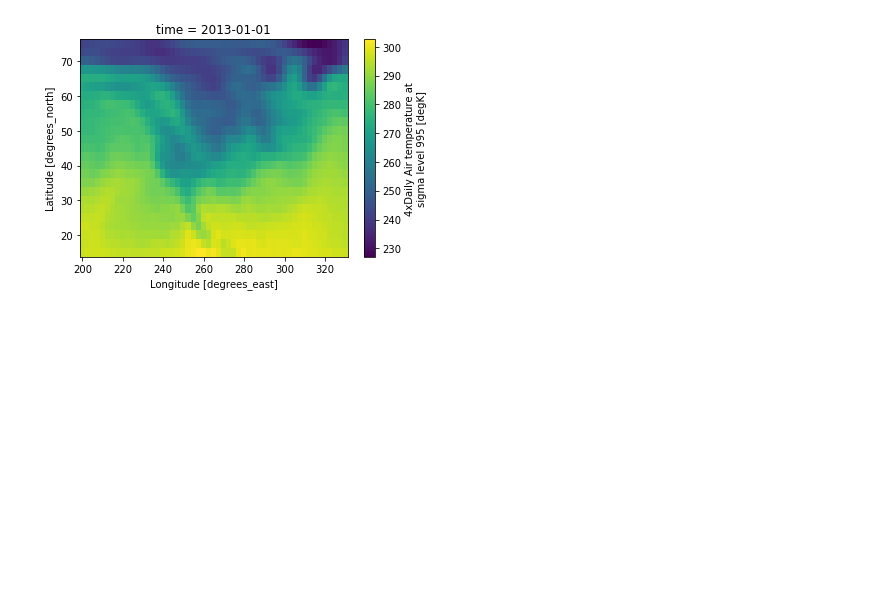
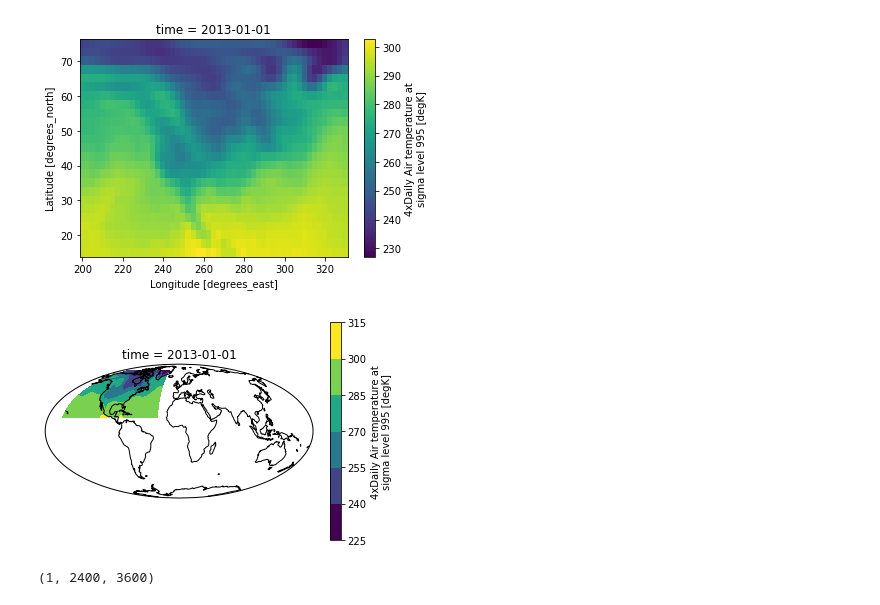
Before and after one commit to ALDepp/NCAR-modeloutputanalysis, a Jupyter notebook: hackathon_project.ipynb, the cells around one changed output. Saved outputs shown, nothing was run; the diff lists cells and outputs as text; code cells hidden in the pictures; blank space fills up the shorter version.

```diff
--- a/hackathon_project.ipynb
+++ b/hackathon_project.ipynb
@@ -6,3 +5,3 @@ import matplotlib.pyplot as plt
 # %%
-ds = xr.open_dataset('NCAR-pangeo-tutorial/notebooks/xarray/data/air_temperature.nc')
+ds = xr.open_dataset('/glade/u/home/deppenme/NCAR-pangeo-tutorial/notebooks/xarray/data/air_temperature.nc')
 # %%
@@ -30,3 +28,11 @@ ds.air[0].plot()
 # %% [output]
 <matplotlib.collections.QuadMesh at 0x...>
 [figure]
+# %%
+import cartopy.crs as ccrs
+#ax = plt.axes(projection=ccrs.Orthographic(-80, 35))
+ax = plt.axes(projection=ccrs.Mollweide())
+ds.air.isel(time=0).plot.contourf(ax=ax, transform=ccrs.PlateCarree());
+ax.set_global(); ax.coastlines();
+# %% [output]
+[figure, added]
@@ -32,0 +42,6 @@ ds.air[0].plot()
+# %%
+vertvel = moddat.WVEL
+taux = moddat.TAUX
+np.shape(taux)
+# %% [output]
+(1, 2400, 3600)
```
Also changed, not shown: parts of 16 cells of this notebook.
